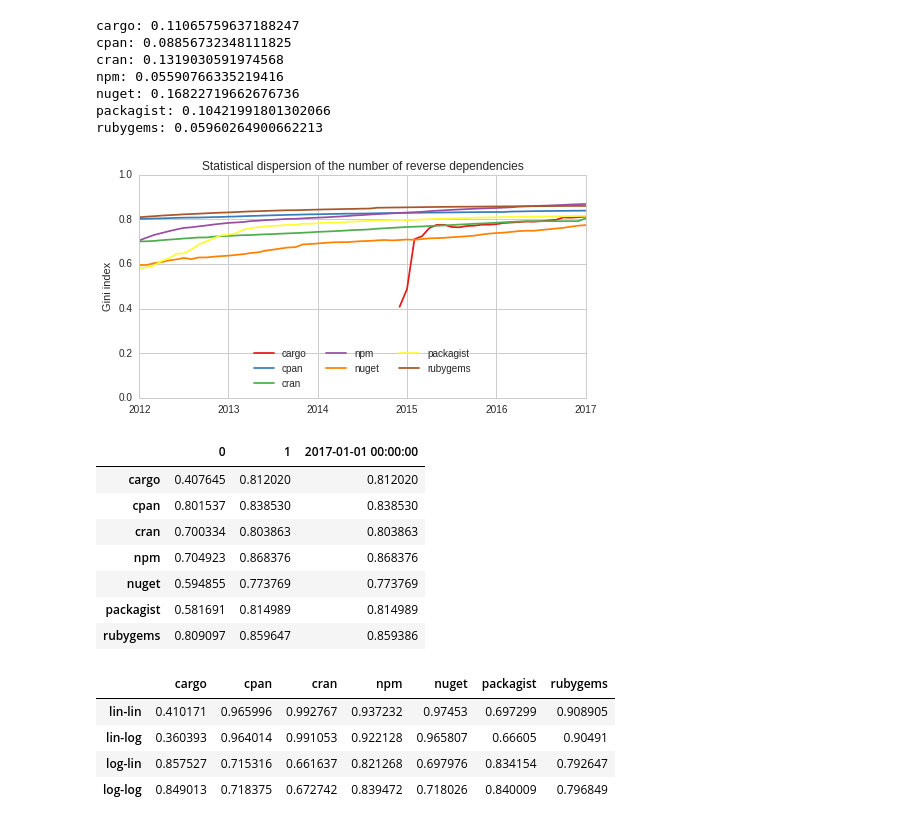
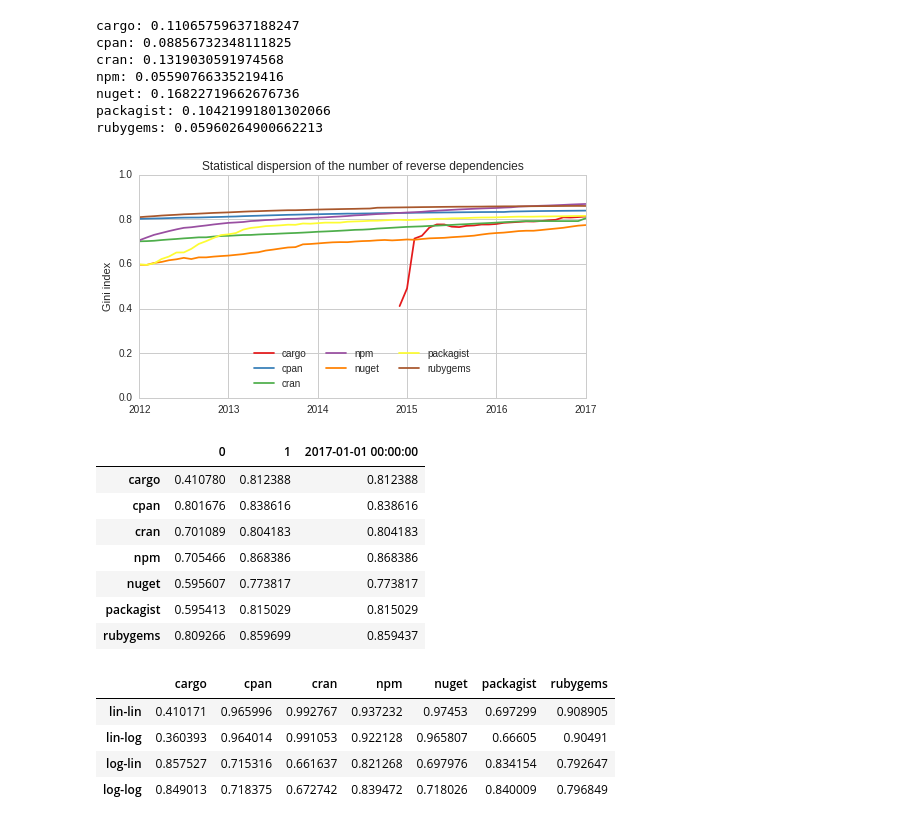
Before and after one commit to AlexandreDecan/ecos-emse, a Jupyter notebook: notebooks/Graphs metrics.ipynb, the cells around one changed output. Drawn from its saved outputs; the diff is of its cells as text; code cells hidden in the pictures.

Commit message:
Normalised gini index

```diff
--- a/notebooks/Graphs metrics.ipynb
+++ b/notebooks/Graphs metrics.ipynb
@@ -734,46 +729,48 @@ rubygems: 0.05960264900662213
 # %%
 figure, ax = matplotlib.pyplot.subplots()
 figure.set_size_inches(FIG_SIZE)
 
 data_temp = pandas.DataFrame(index=ECOSYSTEMS)
 
 for ecosystem, dates in graphs.items():
     for date, graph in dates.items():
         if graph.vcount() == 0:
             continue
         nodes_in = pandas.np.asarray(graph.vs.select(in_gt=0)['in'])
-        data_temp.loc[ecosystem, date] = gini(nodes_in)
+        #data_temp.loc[ecosystem, date] = gini(nodes_in)
+        normalised = gini(nodes_in) / (1 - (1/len(nodes_in)))
+        data_temp.loc[ecosystem, date] = normalised
 
 data_temp = (
     data_temp
     .T
     .sort_index()
 )
 
 data_temp.plot(ax=ax)
 
 ax.set(
     title='Statistical dispersion of the number of reverse dependencies',
     xlabel='',
     ylabel='Gini index',
     ylim=(0, 1),
 )
 
 ax.legend(loc='lower center', ncol=len(ECOSYSTEMS) // 2)
 savefig(figure, 'graph_required_gini_index')
 # %% [output]
-[figure, old version]
+[figure, new version]
 # %%
 pandas.concat([data_temp.min(), data_temp.max(), data_temp.iloc[-1]], axis=1)
 # %% [output]
 |  | 0 | 1 | 2017-01-01 00:00:00 |
-| cargo | 0.407645 | 0.812020 | 0.812020 |
-| cpan | 0.801537 | 0.838530 | 0.838530 |
-| cran | 0.700334 | 0.803863 | 0.803863 |
-| npm | 0.704923 | 0.868376 | 0.868376 |
-| nuget | 0.594855 | 0.773769 | 0.773769 |
-| packagist | 0.581691 | 0.814989 | 0.814989 |
-| rubygems | 0.809097 | 0.859647 | 0.859386 |
+| cargo | 0.410780 | 0.812388 | 0.812388 |
+| cpan | 0.801676 | 0.838616 | 0.838616 |
+| cran | 0.701089 | 0.804183 | 0.804183 |
+| npm | 0.705466 | 0.868386 | 0.868386 |
+| nuget | 0.595607 | 0.773817 | 0.773817 |
+| packagist | 0.595413 | 0.815029 | 0.815029 |
+| rubygems | 0.809266 | 0.859699 | 0.859437 |
 # %%
 evolution_linlog_regressions(data_temp.astype(float))
 # %% [output]
```
Also changed, not shown: parts of 1 cell of this notebook, 2 other files.
